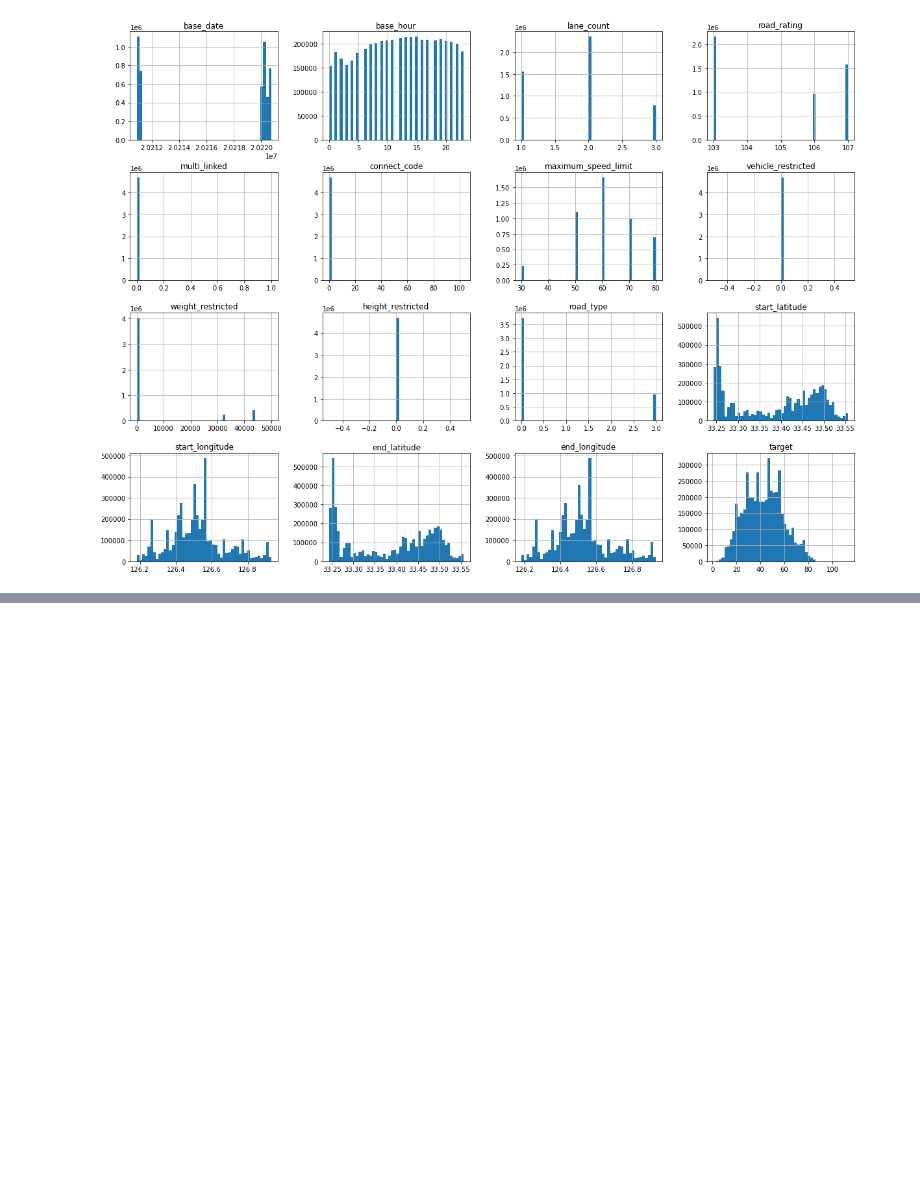
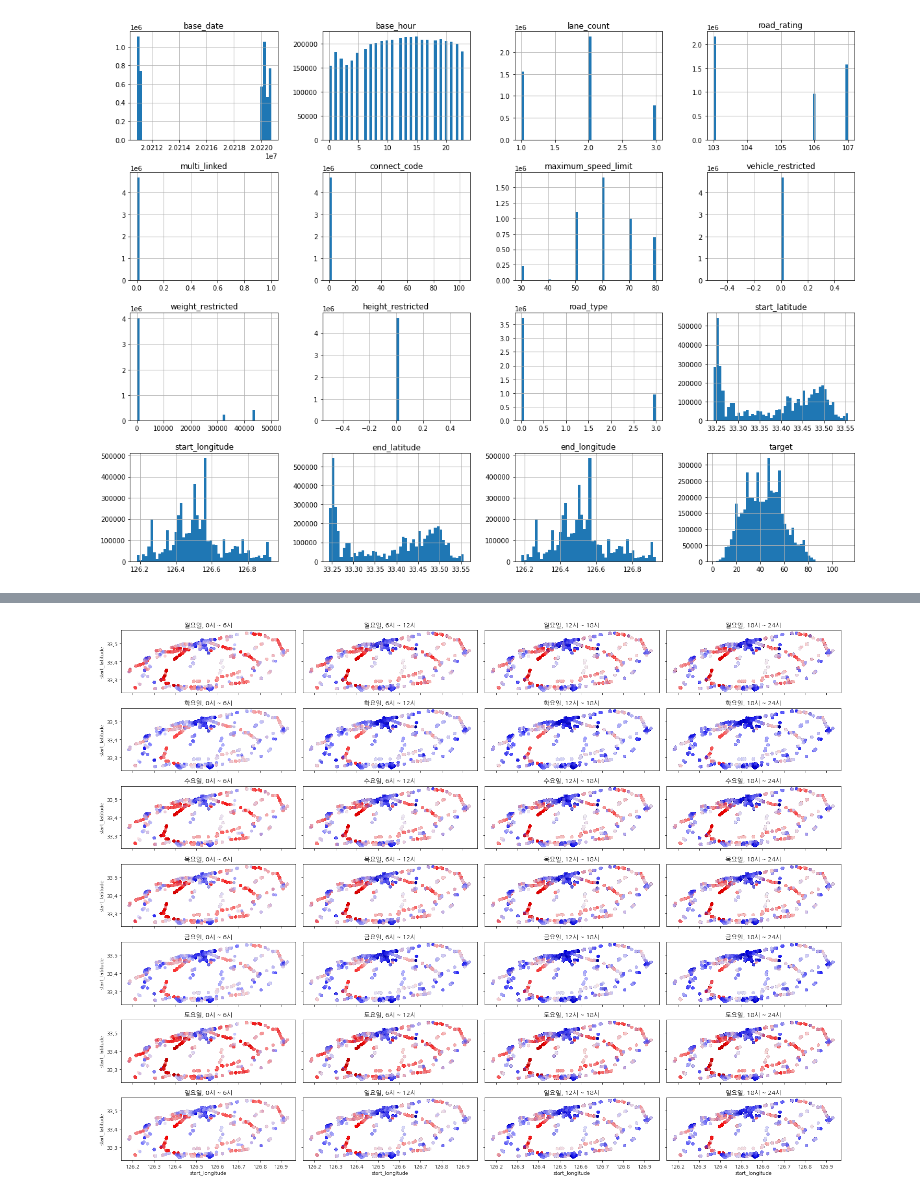
Before and after one commit to noodle-s/Jeju-road-traffic-prediction, a Jupyter notebook: EDA/EDA_yjw.ipynb, the cells around one changed output, grey strips where cells are left out. Drawn from its saved outputs; the diff is of its cells as text; code cells hidden in the pictures; blank space fills up the shorter version.

```diff
--- a/EDA/EDA_yjw.ipynb
+++ b/EDA/EDA_yjw.ipynb
@@ -136,0 +234,2 @@ plt.show()
+# %%
+plt.rcParams["font.family"] = "NanumGothic"
@@ -136,0 +243,26 @@ plt.show()
+# %%
+%%time
+
+from tqdm import tqdm
+from itertools import product
+
+n_rows, n_cols = 7, 4  # 7일, day quarter
+fig, axes = plt.subplots(n_rows, n_cols, figsize=(20, 15))
+for ax, (week, hour) in tqdm(zip(axes.flat, product('월화수목금토일', [6, 12, 18, 24]))):
+    train_set.loc[(train_set['base_hour'] < hour) & (train_set['day_of_week'] == week)].plot(kind='scatter',
+                                                                                             x='start_longitude',
+                                                                                             y='start_latitude',
+                                                                                             alpha=0.1,
+                                                                                             c='target',
+                                                                                             cmap='seismic',
+                                                                                             colorbar=False,
+                                                                                             ax=ax)
+    ax.set_title('{}요일, {}시 ~ {}시'.format(week, hour - 6, hour))
+    if hour != 6:
+        ax.set_yticklabels([]), ax.set_ylabel(None)
+    if week != '일':
+        ax.set_xticklabels([]), ax.set_xlabel(None)
+    ax.grid()
+fig.tight_layout()
+plt.show()
+# %% [output]
@@ -136,0 +271 @@ plt.show()
+[figure, added]
```
Also changed, not shown: parts of 29 cells of this notebook.
